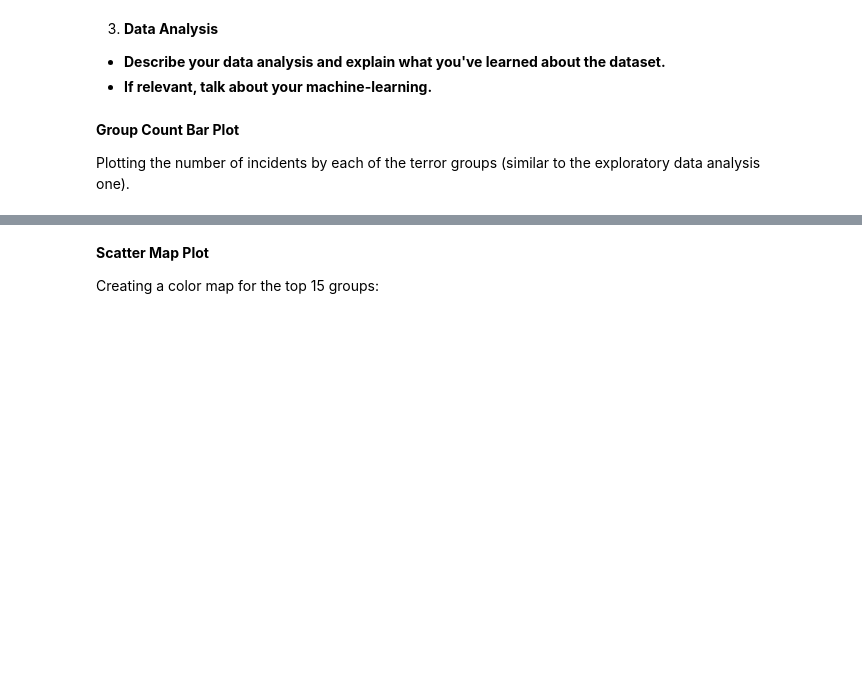
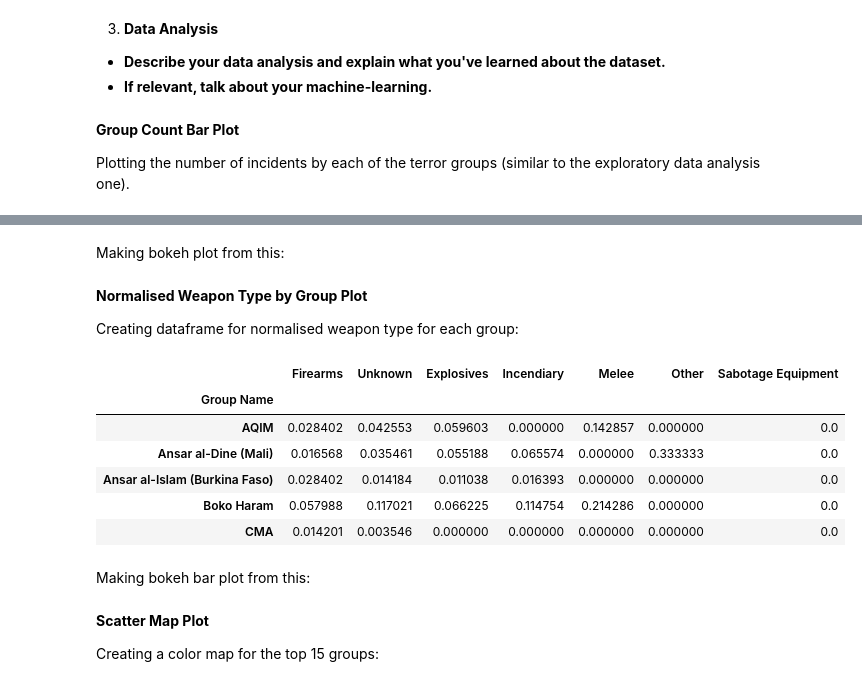
Before and after one commit to maxstalzer/maxstalzer.github.io, a Jupyter notebook: SahelNotebook.ipynb, the cells around one changed output, grey strips where cells are left out. Drawn from its saved outputs; the diff is of its cells as text; code cells hidden in the pictures; blank space fills up the shorter version.

```diff
--- a/SahelNotebook.ipynb
+++ b/SahelNotebook.ipynb
@@ -241,0 +327,14 @@ show(p)
+# %%
+targetTypeNorm = pd.DataFrame()
+targetTypeNorm.index.name = 'Group Name'
+
+targettypes = Sahel['targtype1_txt'].unique()
+
+for i in targettypes:
+    target = Sahel[Sahel['targtype1_txt'] == i]
+    gCount = target.groupby(target['GroupID']).size()
+    gTotal = gCount.sum()
+    targetTypeNorm[i] = gCount / gTotal
+
+targetTypeNorm = targetTypeNorm.fillna(0)
+targetTypeNorm.head()
@@ -241,0 +350,2 @@ show(p)
+# %% [markdown]
+Making bokeh plot from this:
@@ -241,0 +402,28 @@ show(p)
+# %% [markdown]
+**Normalised Weapon Type by Group Plot**
+
+Creating dataframe for normalised weapon type for each group:
+# %%
+weaponTypeNorm = pd.DataFrame()
+weaponTypeNorm.index.name = 'Group Name'
+
+weapontypes = Sahel['weaptype1_txt'].unique()
+
+for i in weapontypes:
+    weapon = Sahel[Sahel['weaptype1_txt'] == i]
+    gCount = weapon.groupby(weapon['GroupID']).size()
+    gTotal = gCount.sum()
+    weaponTypeNorm[i] = gCount / gTotal
+
+weaponTypeNorm = weaponTypeNorm.fillna(0)
+weaponTypeNorm.head()
+# %% [output]
+|  | Firearms | Unknown | Explosives | Incendiary | Melee | Other | Sabotage Equipment |
+| Group Name |  |  |  |  |  |  |  |
+| AQIM | 0.028402 | 0.042553 | 0.059603 | 0.000000 | 0.142857 | 0.000000 | 0.0 |
+| Ansar al-Dine (Mali) | 0.016568 | 0.035461 | 0.055188 | 0.065574 | 0.000000 | 0.333333 | 0.0 |
+| Ansar al-Islam (Burkina Faso) | 0.028402 | 0.014184 | 0.011038 | 0.016393 | 0.000000 | 0.000000 | 0.0 |
+| Boko Haram | 0.057988 | 0.117021 | 0.066225 | 0.114754 | 0.214286 | 0.000000 | 0.0 |
+| CMA | 0.014201 | 0.003546 | 0.000000 | 0.000000 | 0.000000 | 0.000000 | 0.0 |
+# %% [markdown]
+Making bokeh bar plot from this:
```
Also changed, not shown: parts of 8 cells of this notebook, 4 other files.
